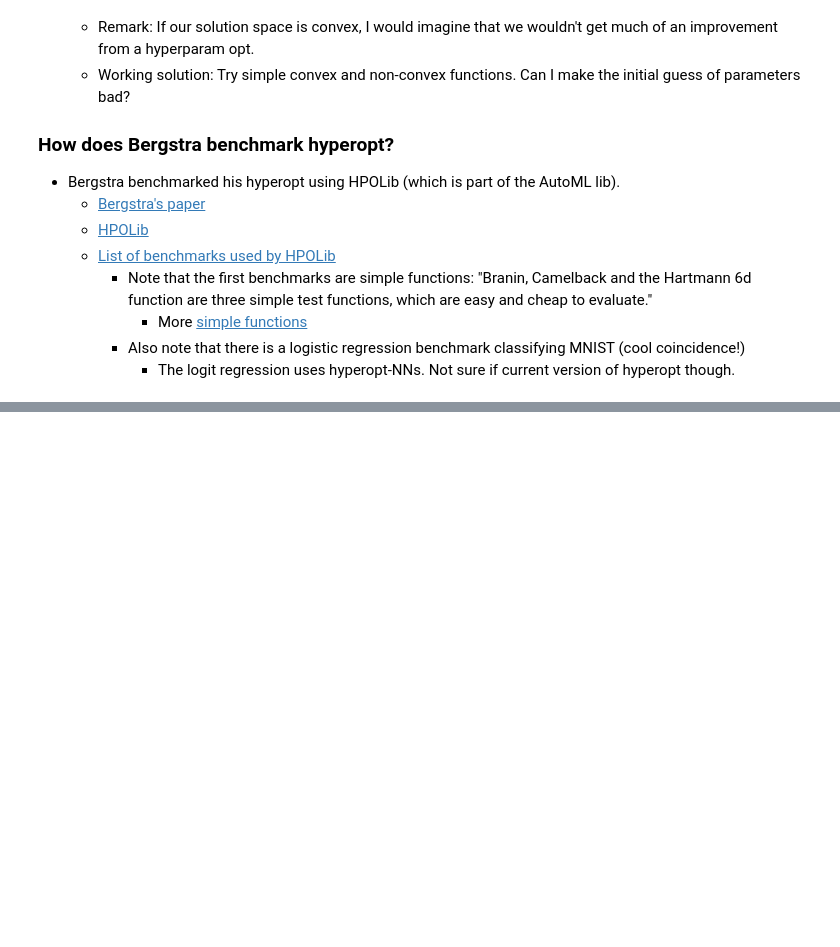
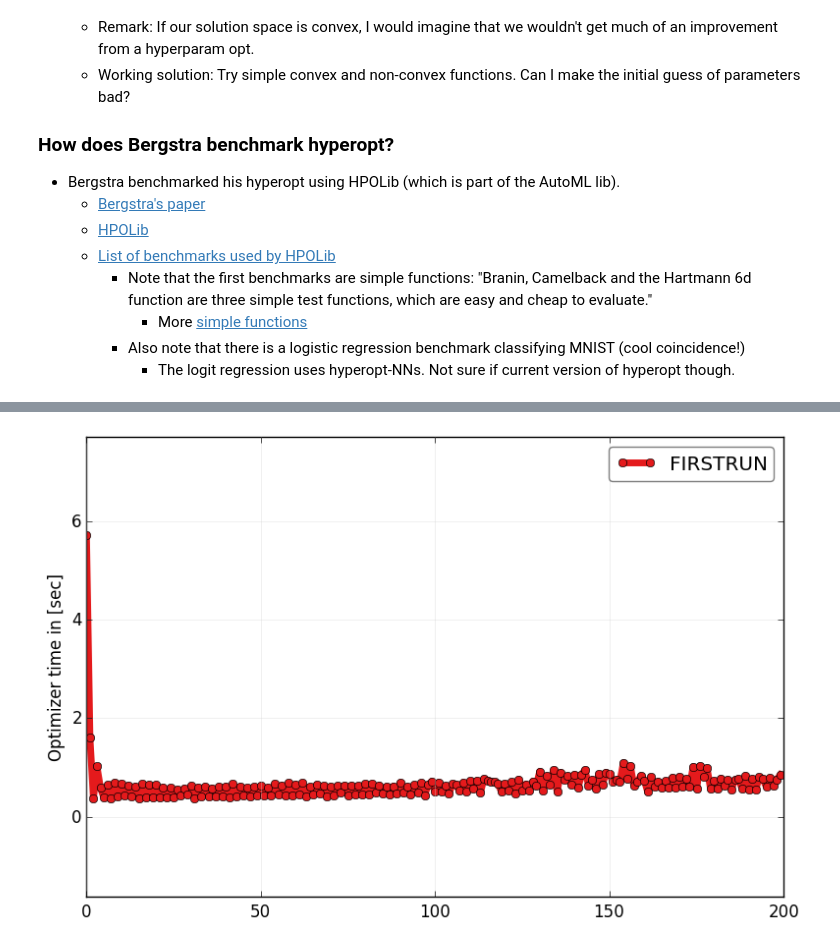
Before and after one commit to HyperParameterOptimization/benchmarks, a Jupyter notebook: notebooks/hyperparam_work_notes.ipynb, the cells around one changed output, grey strips where cells are left out. Saved outputs shown, nothing was run; the diff lists cells and outputs as text; code cells hidden in the pictures; blank space fills up the shorter version.

Commit message:
Added hbolib results to worknotes.

```diff
--- a/notebooks/hyperparam_work_notes.ipynb
+++ b/notebooks/hyperparam_work_notes.ipynb
@@ -229,0 +253,5 @@ Parameters: {'C': 1, 'intercept_scaling': 0.10000000000000001, 'max_iter': 100,
+# %%
+from IPython.display import Image
+Image(filename='../results/Plots/OptimizerOverhead_622.png')
+# %% [output]
+[figure, added]
```
Also changed, not shown: parts of 5 cells of this notebook.
